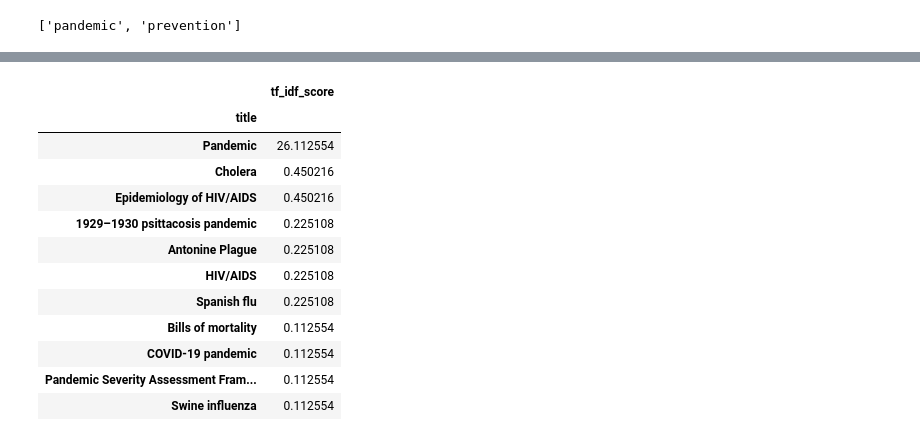
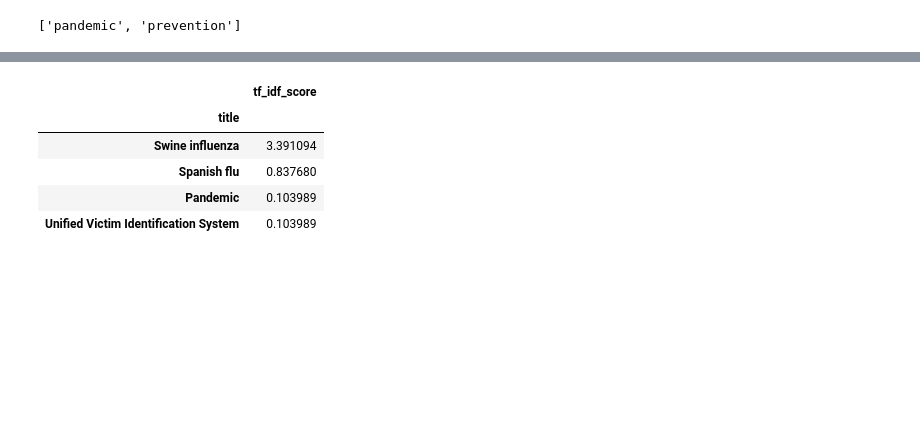
Before and after one commit to JTanner4/nlp_elastic-search, a Jupyter notebook: search_with_inverted_index.ipynb, the cells around one changed output, grey strips where cells are left out. Drawn from its saved outputs; the diff is of its cells as text; code cells hidden in the pictures; blank space fills up the shorter version.

```diff
--- a/search_with_inverted_index.ipynb
+++ b/search_with_inverted_index.ipynb
@@ -111,19 +111,12 @@ def inverted_index_search(search_string:str, inverted_index = vocab_dict):
              columns=["title", "tf_idf_score"]).groupby("title").sum().sort_values(by = 'tf_idf_score', ascending = False)
 
     return search_results
-# %%
-inverted_index_search("Black Death")
-# %% [output]
-|  | tf_idf_score |
-| title |  |
-| Pandemic | 26.112554 |
-| Cholera | 0.450216 |
-| Epidemiology of HIV/AIDS | 0.450216 |
-| 1929–1930 psittacosis pandemic | 0.225108 |
-| Antonine Plague | 0.225108 |
-| HIV/AIDS | 0.225108 |
-| Spanish flu | 0.225108 |
-| Bills of mortality | 0.112554 |
-| COVID-19 pandemic | 0.112554 |
-| Pandemic Severity Assessment Fram... | 0.112554 |
-| Swine influenza | 0.112554 |
+# %%
+inverted_index_search("swine flu")
+# %% [output]
+|  | tf_idf_score |
+| title |  |
+| Swine influenza | 3.391094 |
+| Spanish flu | 0.837680 |
+| Pandemic | 0.103989 |
+| Unified Victim Identification System | 0.103989 |
```
Also changed, not shown: parts of 3 cells of this notebook, 3 other files.
